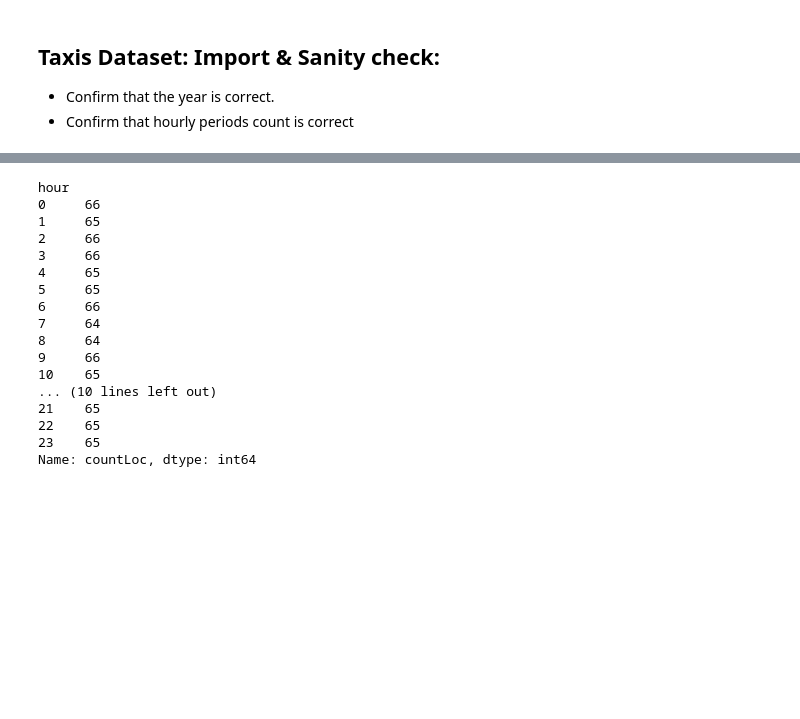
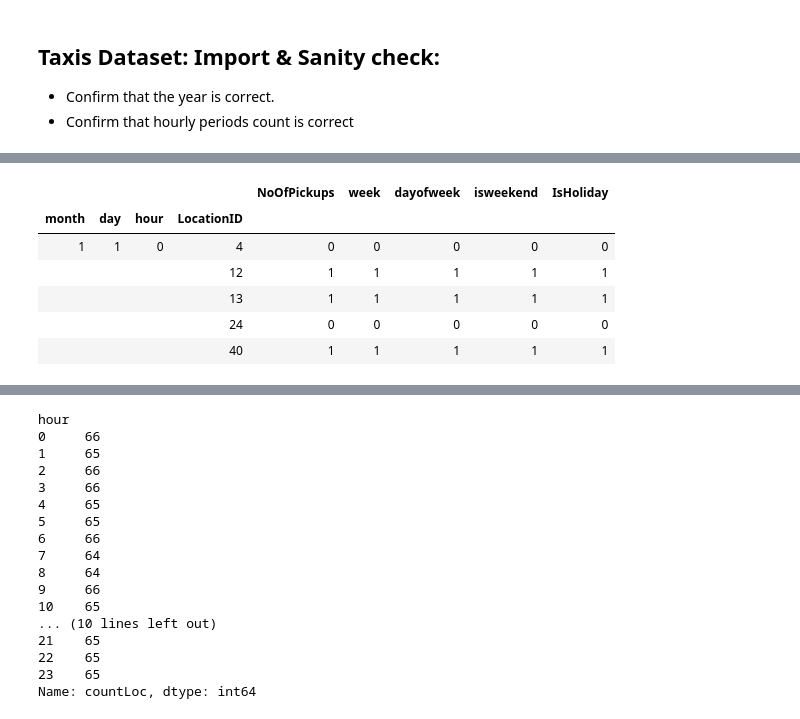
Before and after one commit to angelrps/MasterDataScience_FinalProject, a Jupyter notebook: notebooks/Data_Join_Taxis_Weather.ipynb, the cells around one changed output, grey strips where cells are left out. Drawn from its saved outputs; the diff is of its cells as text; code cells hidden in the pictures; blank space fills up the shorter version.

```diff
--- a/notebooks/Data_Join_Taxis_Weather.ipynb
+++ b/notebooks/Data_Join_Taxis_Weather.ipynb
@@ -50,0 +169,11 @@ There should be 8760 hourly periods in a year:  8760
+# %%
+taxis_d_final_g = taxis_d_final.groupby(['month','day','hour','LocationID']).count()
+taxis_d_final_g.head()
+# %% [output]
+|  |  |  |  | NoOfPickups | week | dayofweek | isweekend | IsHoliday |
+| month | day | hour | LocationID |  |  |  |  |  |
+| 1 | 1 | 0 | 4 | 0 | 0 | 0 | 0 | 0 |
+|  |  |  | 12 | 1 | 1 | 1 | 1 | 1 |
+|  |  |  | 13 | 1 | 1 | 1 | 1 | 1 |
+|  |  |  | 24 | 0 | 0 | 0 | 0 | 0 |
+|  |  |  | 40 | 1 | 1 | 1 | 1 | 1 |
```
Also changed, not shown: parts of 21 cells of this notebook.
